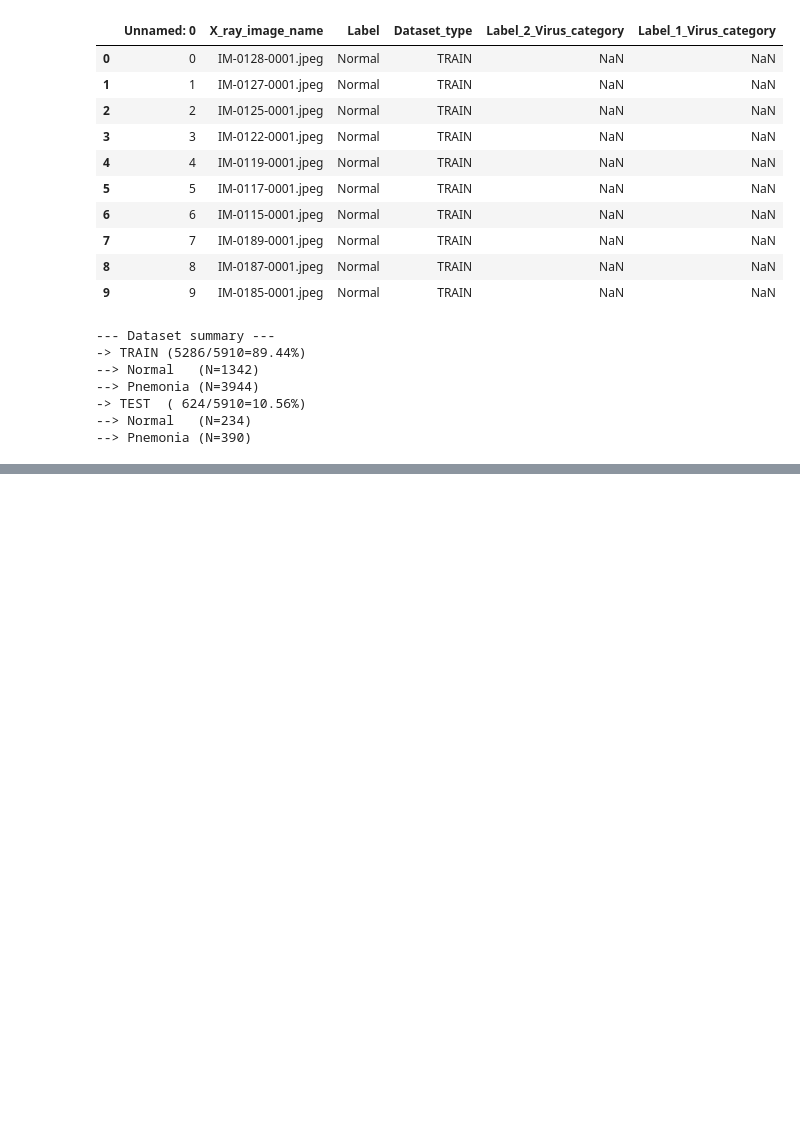
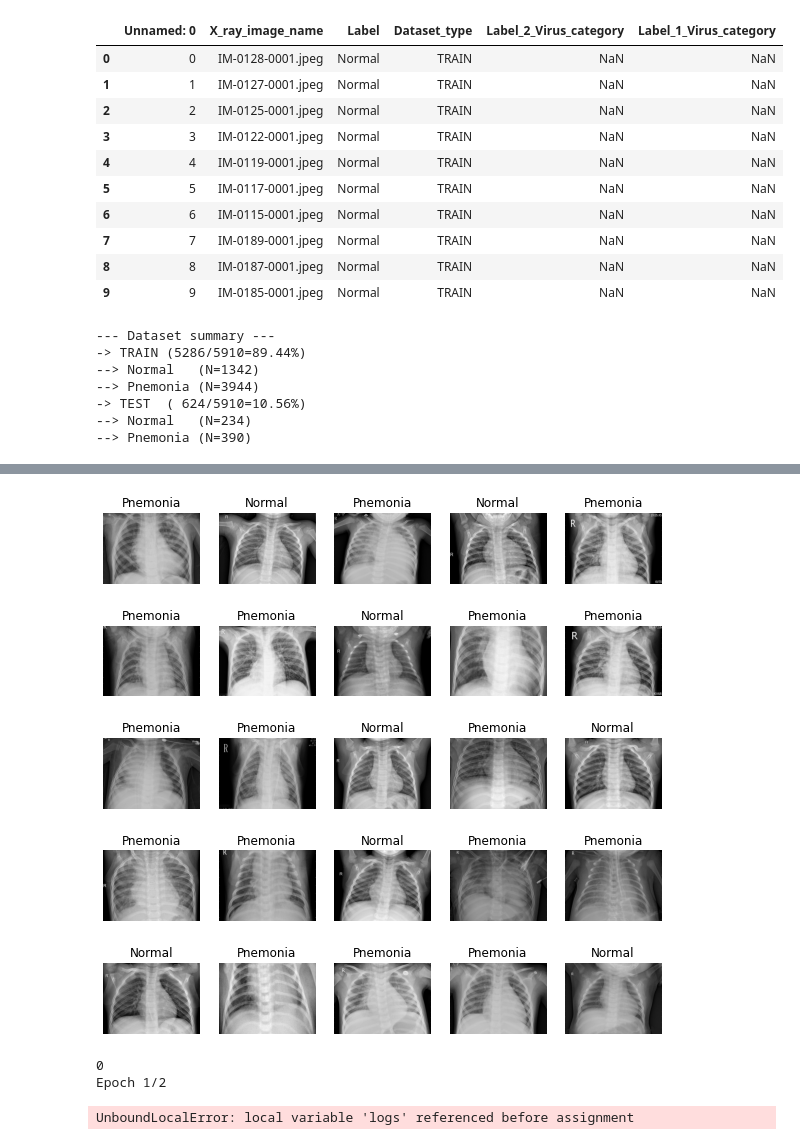
Before and after one commit to mdelrosa/sta208-covid19-xray, a Jupyter notebook: eda.ipynb, the cells around one changed output, grey strips where cells are left out. Drawn from its saved outputs; the diff is of its cells as text; code cells hidden in the pictures; blank space fills up the shorter version.

```diff
--- a/eda.ipynb
+++ b/eda.ipynb
@@ -159,0 +311,3 @@ plt.show()
+# %%
+# Set `num_parallel_calls` so multiple images are loaded/processed in parallel.
+labeled_ds = list_ds.map(process_path, num_parallel_calls=AUTOTUNE)
@@ -159,0 +320,65 @@ plt.show()
+# %%
+def prepare_for_training(ds, cache=True, shuffle_buffer_size=1000):
+    # This is a small dataset, only load it once, and keep it in memory.
+    # use `.cache(filename)` to cache preprocessing work for datasets that don't
+    # fit in memory.
+    if cache:
+        if isinstance(cache, str):
+            ds = ds.cache(cache)
+        else:
+            ds = ds.cache()
+
+        ds = ds.shuffle(buffer_size=shuffle_buffer_size)
+
+        # Repeat forever
+        ds = ds.repeat()
+
+        ds = ds.batch(BATCH_SIZE)
+
+        # `prefetch` lets the dataset fetch batches in the background while the model
+        # is training.
+        ds = ds.prefetch(buffer_size=AUTOTUNE)
+
+        return ds
+# %%
+train_ds = prepare_for_training(labeled_ds)
+
+image_batch, label_batch = next(iter(train_ds))
+# %%
+def show_batch(image_batch, label_batch):
+    plt.figure(figsize=(10,10))
+    for n in range(25):
+        ax = plt.subplot(5,5,n+1)
+        im = image_batch[n]
+        n_row, n_col, _ = im.shape
+        im = np.reshape(im, (n_row, n_col))
+        plt.imshow(im, cmap='gray')
+        plt.title(CLASS_NAMES[label_batch[n]==1][0].title())
+        plt.axis('off')
+# %%
+show_batch(image_batch.numpy(), label_batch.numpy())
+# %% [output]
+[figure, added]
+# %%
+data_format = "channels_last"
+inp_shape = (512,512,1) # channels_last
+input_tensor = None
+resnet = tf.keras.applications.ResNet50(
+    include_top=True, weights=None, input_tensor=input_tensor, input_shape=inp_shape,
+    pooling=None, classes=2
+)
+
+# TO-DO: TensorBoard, LossHistory callbacks
+resnet.compile(optimizer='adam',
+               loss=tf.keras.losses.SparseCategoricalCrossentropy(from_logits=True), # from_logits?
+               metrics=['accuracy']
+              )
+num_examples = df_sizes[df_sizes.label == "TRAIN"].shape[0]
+print(num_examples)
+# full_batches = num_examples // BATCH_SIZE
+full_batches = num_examples // 10
+resnet.fit(train_ds,epochs=2,steps_per_epoch=full_batches)
+# %% [output]
+0
+Epoch 1/2
+UnboundLocalError: local variable 'logs' referenced before assignment
```
Also changed, not shown: parts of 18 cells of this notebook, 2 other files.
